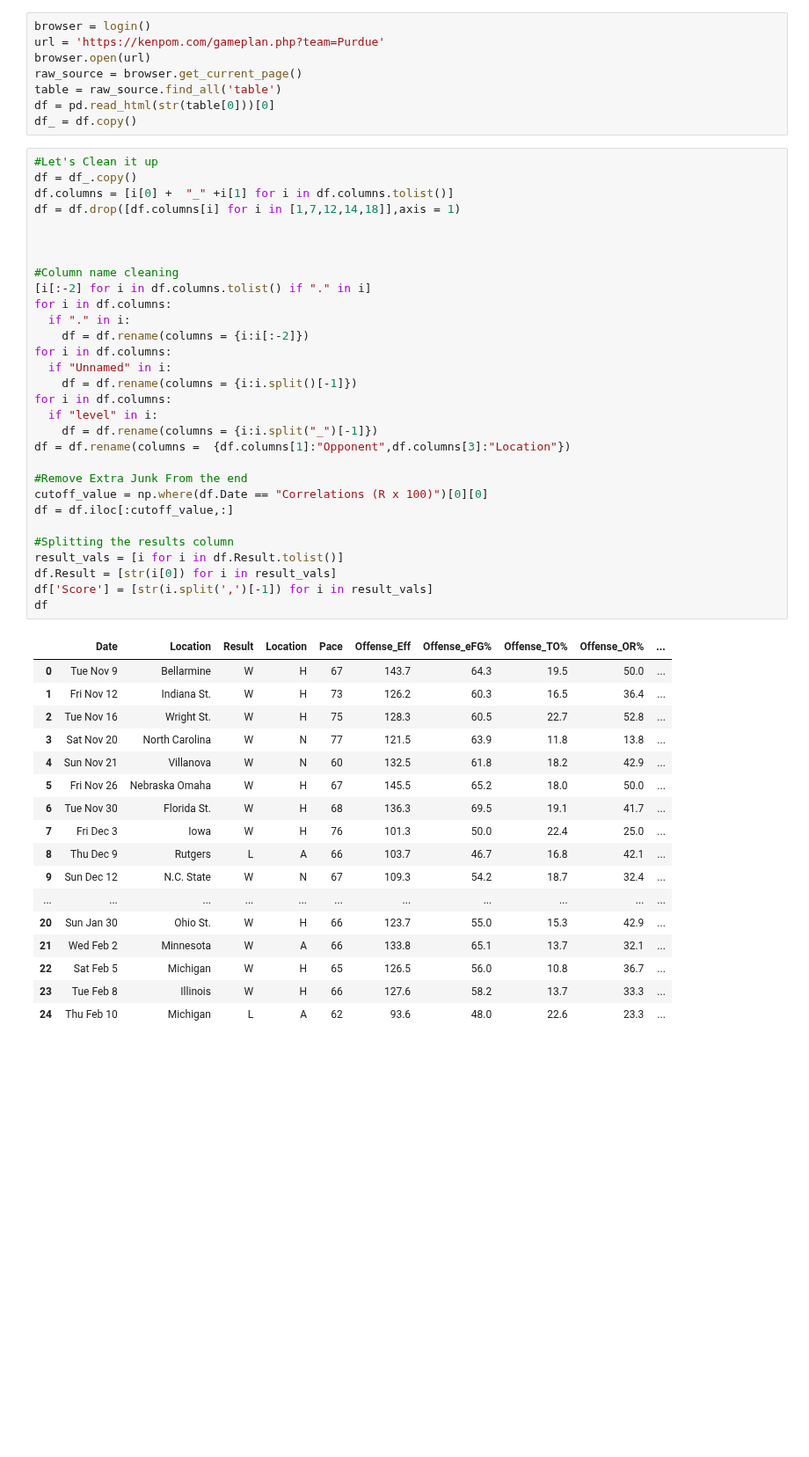
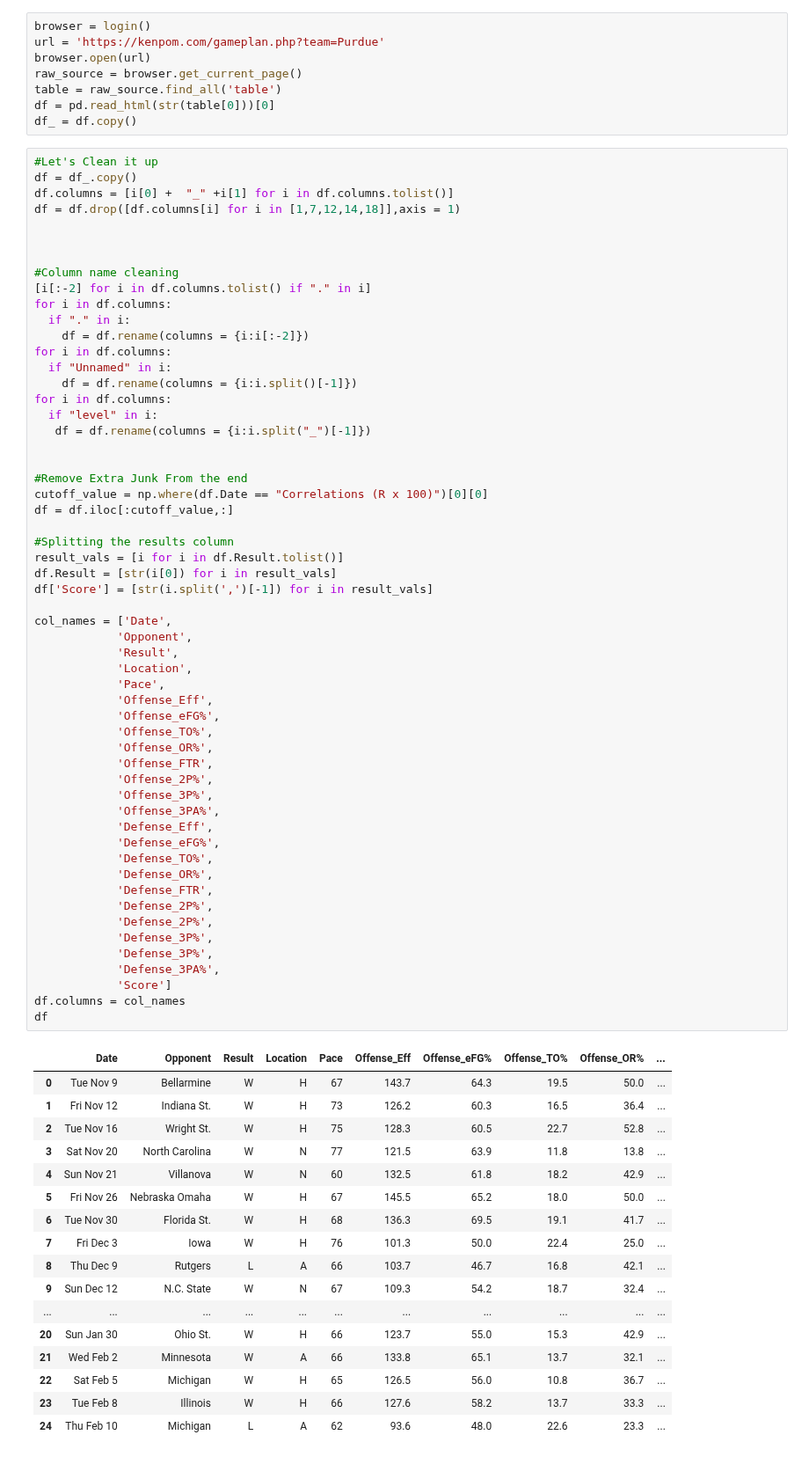
Before and after one commit to fmathews11/College_Basketball_Functions, a Jupyter notebook: Pulling_Gameplan_From_Kenpom.ipynb, the cells around one changed output. Shown at 88% size. Drawn from its saved outputs; the diff is of its cells as text; blank space fills up the shorter version.

```diff
--- a/Pulling_Gameplan_From_Kenpom.ipynb
+++ b/Pulling_Gameplan_From_Kenpom.ipynb
@@ -17,35 +35,61 @@ df_ = df.copy()
 # %%
 #Let's Clean it up
 df = df_.copy()
 df.columns = [i[0] +  "_" +i[1] for i in df.columns.tolist()]
 df = df.drop([df.columns[i] for i in [1,7,12,14,18]],axis = 1)
 
 
 
 #Column name cleaning
 [i[:-2] for i in df.columns.tolist() if "." in i]
 for i in df.columns:
   if "." in i:
     df = df.rename(columns = {i:i[:-2]})
 for i in df.columns:
   if "Unnamed" in i:
     df = df.rename(columns = {i:i.split()[-1]})
 for i in df.columns:
   if "level" in i:
-    df = df.rename(columns = {i:i.split("_")[-1]})
-df = df.rename(columns =  {df.columns[1]:"Opponent",df.columns[3]:"Location"})
+   df = df.rename(columns = {i:i.split("_")[-1]})
+
 
 #Remove Extra Junk From the end
 cutoff_value = np.where(df.Date == "Correlations (R x 100)")[0][0]
 df = df.iloc[:cutoff_value,:]
 
 #Splitting the results column
 result_vals = [i for i in df.Result.tolist()]
 df.Result = [str(i[0]) for i in result_vals]
 df['Score'] = [str(i.split(',')[-1]) for i in result_vals]
+
+col_names = ['Date',
+            'Opponent',
+            'Result',
+            'Location',
+            'Pace',
+            'Offense_Eff',
+            'Offense_eFG%',
+            'Offense_TO%',
+            'Offense_OR%',
+            'Offense_FTR',
+            'Offense_2P%',
+            'Offense_3P%',
+            'Offense_3PA%',
+            'Defense_Eff',
+            'Defense_eFG%',
+            'Defense_TO%',
+            'Defense_OR%',
+            'Defense_FTR',
+            'Defense_2P%',
+            'Defense_2P%',
+            'Defense_3P%',
+            'Defense_3P%',
+            'Defense_3PA%',
+            'Score']
+df.columns = col_names
 df
 # %% [output]
-|  | Date | Location | Result | Location | Pace | Offense_Eff | Offense_eFG% | Offense_TO% | Offense_OR% | ... |
+|  | Date | Opponent | Result | Location | Pace | Offense_Eff | Offense_eFG% | Offense_TO% | Offense_OR% | ... |
 | 0 | Tue Nov 9 | Bellarmine | W | H | 67 | 143.7 | 64.3 | 19.5 | 50.0 | ... |
 | 1 | Fri Nov 12 | Indiana St. | W | H | 73 | 126.2 | 60.3 | 16.5 | 36.4 | ... |
 | 2 | Tue Nov 16 | Wright St. | W | H | 75 | 128.3 | 60.5 | 22.7 | 52.8 | ... |
```
Also changed, not shown: parts of 2 cells of this notebook.
